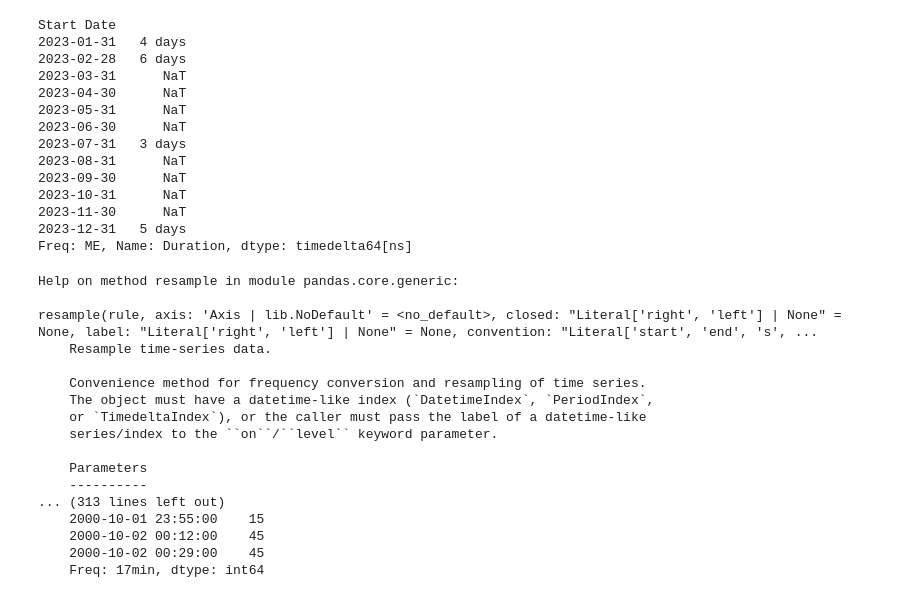
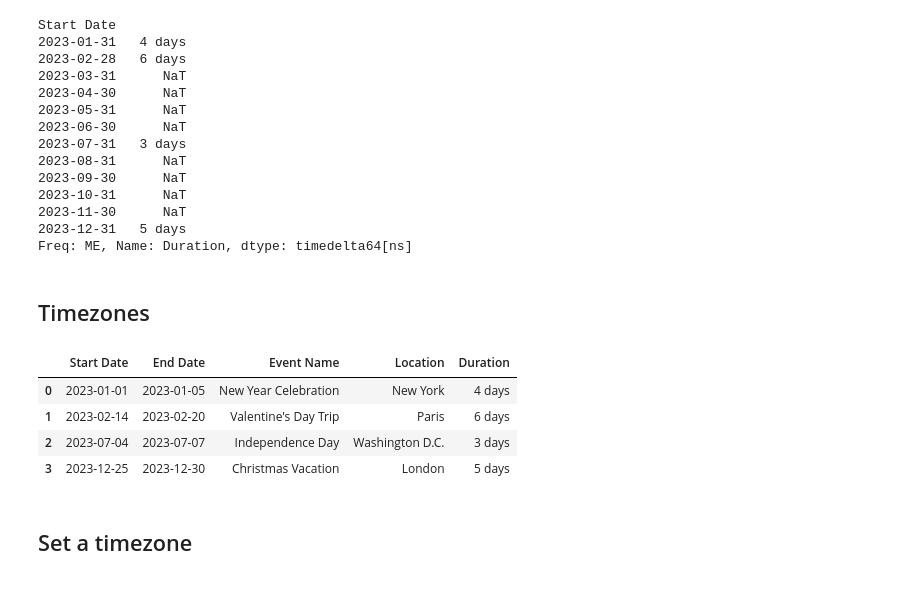
Before and after one commit to bodhichristian/python-basics, a Jupyter notebook: pandas/pandas.ipynb, the cells around one changed output. Drawn from its saved outputs; the diff is of its cells as text; code cells hidden in the pictures.

Commit message:
Add notes on dates and times with pandas

```diff
--- a/pandas/pandas.ipynb
+++ b/pandas/pandas.ipynb
@@ -563,22 +563,16 @@ Start Date
 2023-12-31   5 days
 Freq: ME, Name: Duration, dtype: timedelta64[ns]
 # %%
-help(df.resample)
+# help(df.resample)
-# %% [output]
-Help on method resample in module pandas.core.generic:
-
-resample(rule, axis: 'Axis | lib.NoDefault' = <no_default>, closed: "Literal['right', 'left'] | None" = None, label: "Literal['right', 'left'] | None" = None, convention: "Literal['start', 'end', 's', ...
-    Resample time-series data.
-
-    Convenience method for frequency conversion and resampling of time series.
-    The object must have a datetime-like index (`DatetimeIndex`, `PeriodIndex`,
-    or `TimedeltaIndex`), or the caller must pass the label of a datetime-like
-    series/index to the ``on``/``level`` keyword parameter.
-
-    Parameters
-    ----------
-... (313 lines left out)
-    2000-10-01 23:55:00    15
-    2000-10-02 00:12:00    45
-    2000-10-02 00:29:00    45
-    Freq: 17min, dtype: int64
+# %% [markdown]
+## Timezones
+# %%
+holidays
+# %% [output]
+|  | Start Date | End Date | Event Name | Location | Duration |
+| 0 | 2023-01-01 | 2023-01-05 | New Year Celebration | New York | 4 days |
+| 1 | 2023-02-14 | 2023-02-20 | Valentine's Day Trip | Paris | 6 days |
+| 2 | 2023-07-04 | 2023-07-07 | Independence Day | Washington D.C. | 3 days |
+| 3 | 2023-12-25 | 2023-12-30 | Christmas Vacation | London | 5 days |
+# %% [markdown]
+## Set a timezone
```
Also changed, not shown: parts of 14 cells of this notebook.
